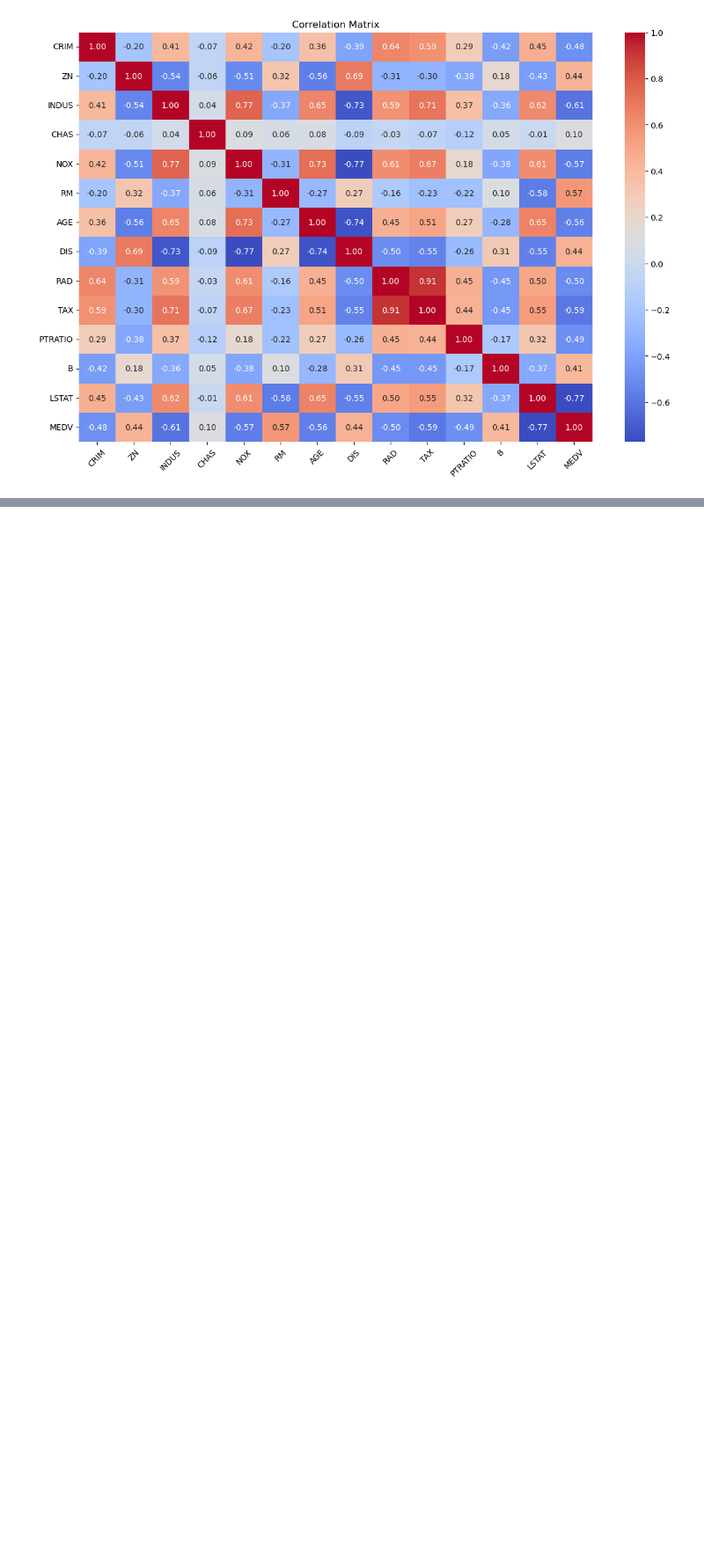
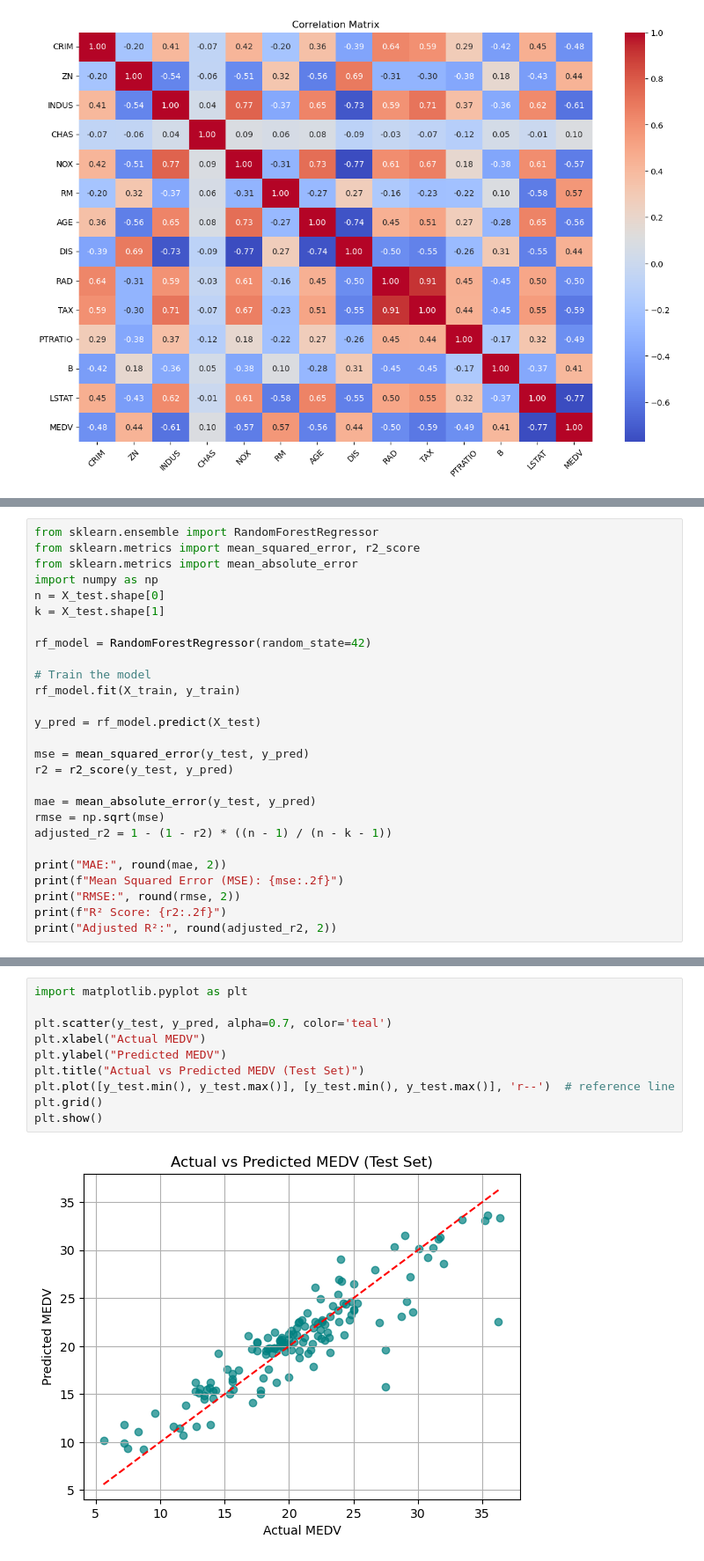
Before and after one commit to moyen-ahmed/pythone-Ml-Basic, a Jupyter notebook: data cleaning/Boston_house_assignment.ipynb, the cells around one changed output, grey strips where cells are left out. Shown at 88% size. Cells and saved outputs as stored; diff of their text form; blank space fills up the shorter version.

```diff
--- a/data cleaning/Boston_house_assignment.ipynb
+++ b/data cleaning/Boston_house_assignment.ipynb
@@ -213,0 +252,27 @@ plt.show()
+# %%
+from sklearn.ensemble import RandomForestRegressor
+from sklearn.metrics import mean_squared_error, r2_score
+from sklearn.metrics import mean_absolute_error
+import numpy as np
+n = X_test.shape[0]
+k = X_test.shape[1]
+
+rf_model = RandomForestRegressor(random_state=42)
+
+# Train the model
+rf_model.fit(X_train, y_train)
+
+y_pred = rf_model.predict(X_test)
+
+mse = mean_squared_error(y_test, y_pred)
+r2 = r2_score(y_test, y_pred)
+
+mae = mean_absolute_error(y_test, y_pred)
+rmse = np.sqrt(mse)
+adjusted_r2 = 1 - (1 - r2) * ((n - 1) / (n - k - 1))
+
+print("MAE:", round(mae, 2))
+print(f"Mean Squared Error (MSE): {mse:.2f}")
+print("RMSE:", round(rmse, 2))
+print(f"R² Score: {r2:.2f}")
+print("Adjusted R²:", round(adjusted_r2, 2))
@@ -213,0 +285,12 @@ plt.show()
+# %%
+import matplotlib.pyplot as plt
+
+plt.scatter(y_test, y_pred, alpha=0.7, color='teal')
+plt.xlabel("Actual MEDV")
+plt.ylabel("Predicted MEDV")
+plt.title("Actual vs Predicted MEDV (Test Set)")
+plt.plot([y_test.min(), y_test.max()], [y_test.min(), y_test.max()], 'r--')  # reference line
+plt.grid()
+plt.show()
+# %% [output]
+[figure, added]
```
Also changed, not shown: parts of 5 cells of this notebook.
